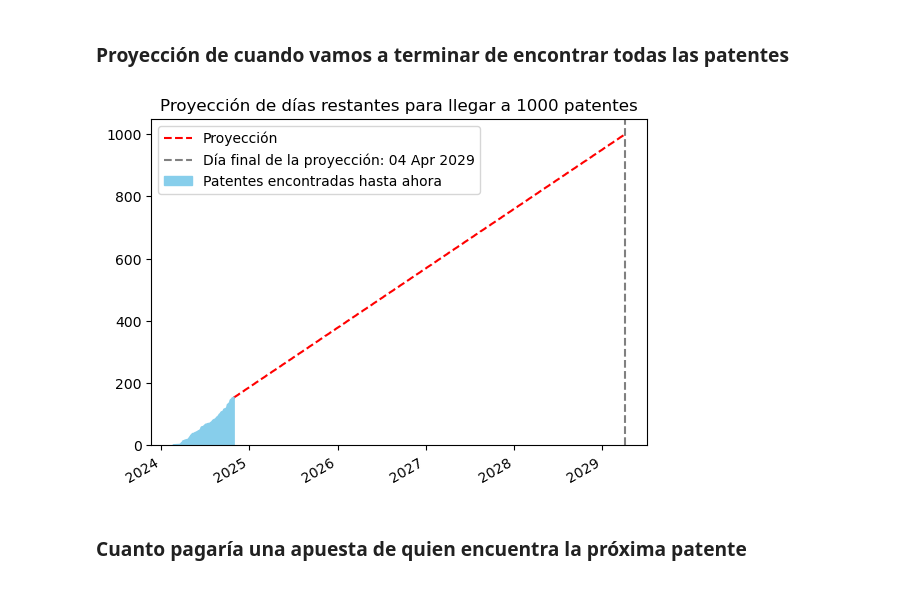
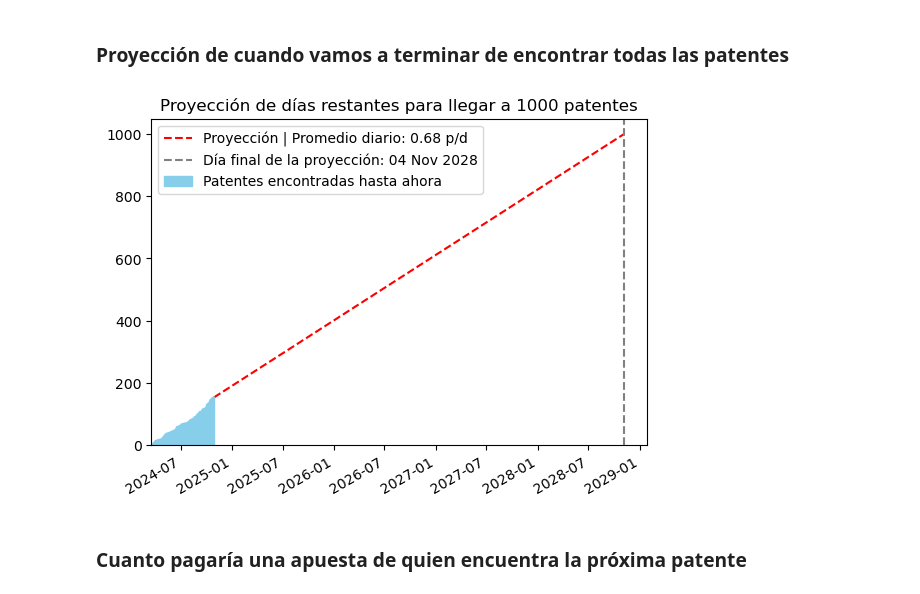
Before and after one commit to PradaJoaquin/patentamens, a Jupyter notebook: patentamens.ipynb, the cells around one changed output. Cells and saved outputs as stored; diff of their text form; code cells hidden in the pictures.

Commit message:
fix error in data & tirm x-lim on some plots

```diff
--- a/patentamens.ipynb
+++ b/patentamens.ipynb
@@ -424,6 +424,9 @@ def plot_end_day_proyection(df: pd.DataFrame):
 
     # Number of days to reach 1000 patents
     days_to_1000 = 1000 * days_since_start / len(df)
+
+    # Average number of patents found per day
+    patentes_average = len(df) / days_since_start
 
     # Patentes to reach 1000
     patentes_to_1000 = 1000 - len(df)
@@ -443,37 +446,40 @@ def plot_end_day_proyection(df: pd.DataFrame):
         days_proyection,
         patentes_proyection,
         color="red",
-        label="Proyección",
+        label="Proyección | Promedio diario: {:.2f} p/d".format(patentes_average),
         linestyle="--",
     )
 
     # Plot line indicating the final date
     plt.axvline(
         days_proyection[-1],
         color="gray",
         linestyle="--",
         label=f"Día final de la proyección: {days_proyection[-1].strftime('%d %b %Y')}",
     )
 
     # Plot area chart with the number of patents found over time
     found_over_time = df.groupby("fecha").size().cumsum()
     found_over_time.plot(kind="area", color="skyblue", label="Patentes encontradas hasta ahora")
 
+    # x-axis limit to start from the first date
+    plt.xlim(df["fecha"].min())
+
     # Remove the x label
     plt.xlabel("")
 
     plt.title("Proyección de días restantes para llegar a 1000 patentes")
 
     plt.legend(
-        loc="upper left",
+        loc="upper left"
     )
 
     plt.show()
 
 
 plot_end_day_proyection(df.copy(deep=True))
 # %% [output]
-[figure, old version]
+[figure, new version]
 # %% [markdown]
 ### Cuanto pagaría una apuesta de quien encuentra la próxima patente
 # %%
```
Also changed, not shown: parts of 3 cells of this notebook, 1 other file.
